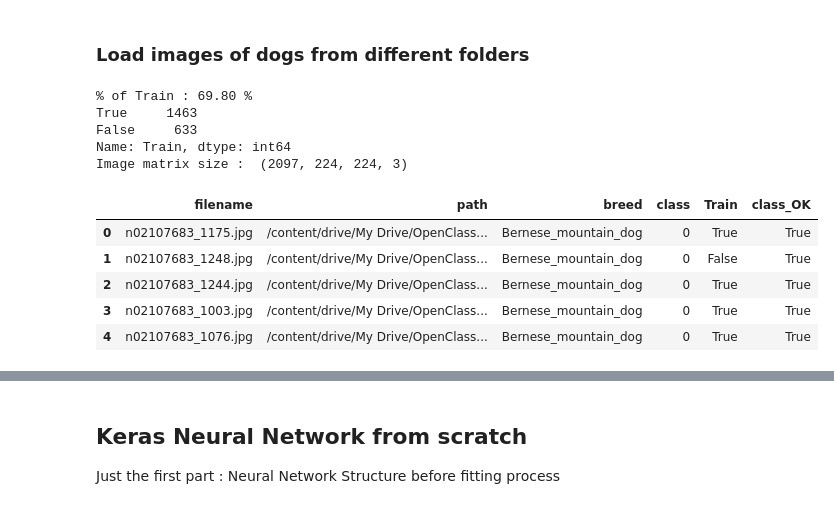
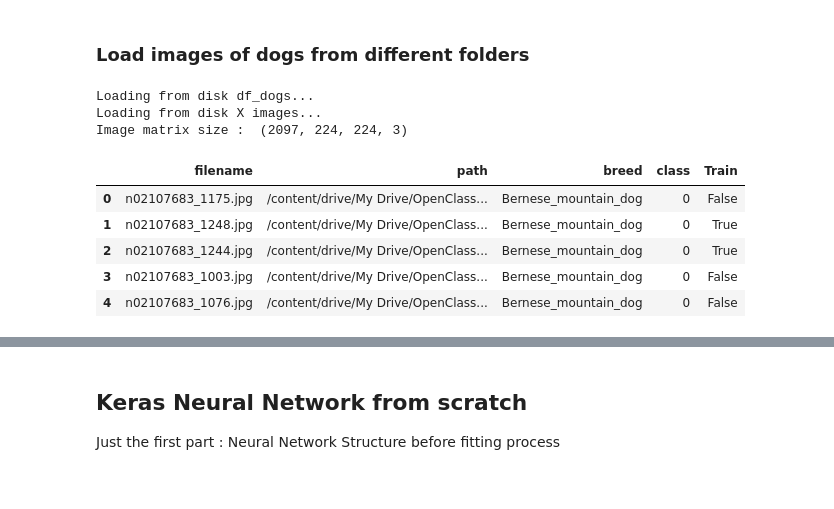
Before and after one commit to jeugregg/DeepLearningPictureDogs, a Jupyter notebook: 02_OC_IML_Project_6_my_neural_network.ipynb, the cells around one changed output, grey strips where cells are left out. Cells and saved outputs as stored; diff of their text form; code cells hidden in the pictures.

```diff
--- a/02_OC_IML_Project_6_my_neural_network.ipynb
+++ b/02_OC_IML_Project_6_my_neural_network.ipynb
@@ -438,23 +479,21 @@ force_import = False # only once
 # %%
 # import data from disk images & save them into memory and DISK !
 df_dogs, X, dict_breed = import_data(paths_images_all_breeds,
-                                     train_percent=train_percent,
-                                     force_import=force_import)
+                                     force_import=force_import,
+                                     path_train_list=path_train_list)
 # check
 print("Image matrix size : ", X.shape)
 df_dogs.head()
 # %% [output]
-% of Train : 69.80 %
-True     1463
-False     633
-Name: Train, dtype: int64
+Loading from disk df_dogs...
+Loading from disk X images...
 Image matrix size :  (2097, 224, 224, 3)
-|  | filename | path | breed | class | Train | class_OK |
-| 0 | n02107683_1175.jpg | /content/drive/My Drive/OpenClass... | Bernese_mountain_dog | 0 | True | True |
-| 1 | n02107683_1248.jpg | /content/drive/My Drive/OpenClass... | Bernese_mountain_dog | 0 | False | True |
-| 2 | n02107683_1244.jpg | /content/drive/My Drive/OpenClass... | Bernese_mountain_dog | 0 | True | True |
-| 3 | n02107683_1003.jpg | /content/drive/My Drive/OpenClass... | Bernese_mountain_dog | 0 | True | True |
-| 4 | n02107683_1076.jpg | /content/drive/My Drive/OpenClass... | Bernese_mountain_dog | 0 | True | True |
+|  | filename | path | breed | class | Train |
+| 0 | n02107683_1175.jpg | /content/drive/My Drive/OpenClass... | Bernese_mountain_dog | 0 | False |
+| 1 | n02107683_1248.jpg | /content/drive/My Drive/OpenClass... | Bernese_mountain_dog | 0 | True |
+| 2 | n02107683_1244.jpg | /content/drive/My Drive/OpenClass... | Bernese_mountain_dog | 0 | True |
+| 3 | n02107683_1003.jpg | /content/drive/My Drive/OpenClass... | Bernese_mountain_dog | 0 | False |
+| 4 | n02107683_1076.jpg | /content/drive/My Drive/OpenClass... | Bernese_mountain_dog | 0 | False |
 # %%
 # Categorical bar plot with train/test
 fig = plt.figure(figsize=(9, 6))
```
Also changed, not shown: parts of 87 cells of this notebook.
